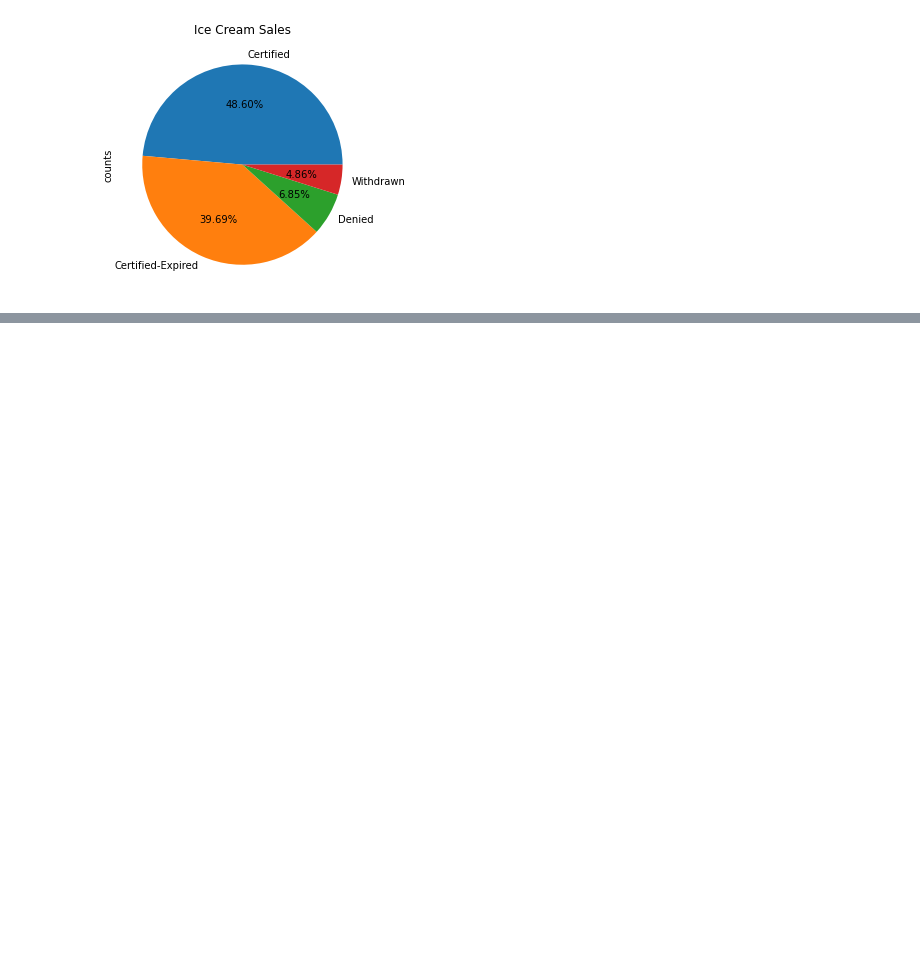
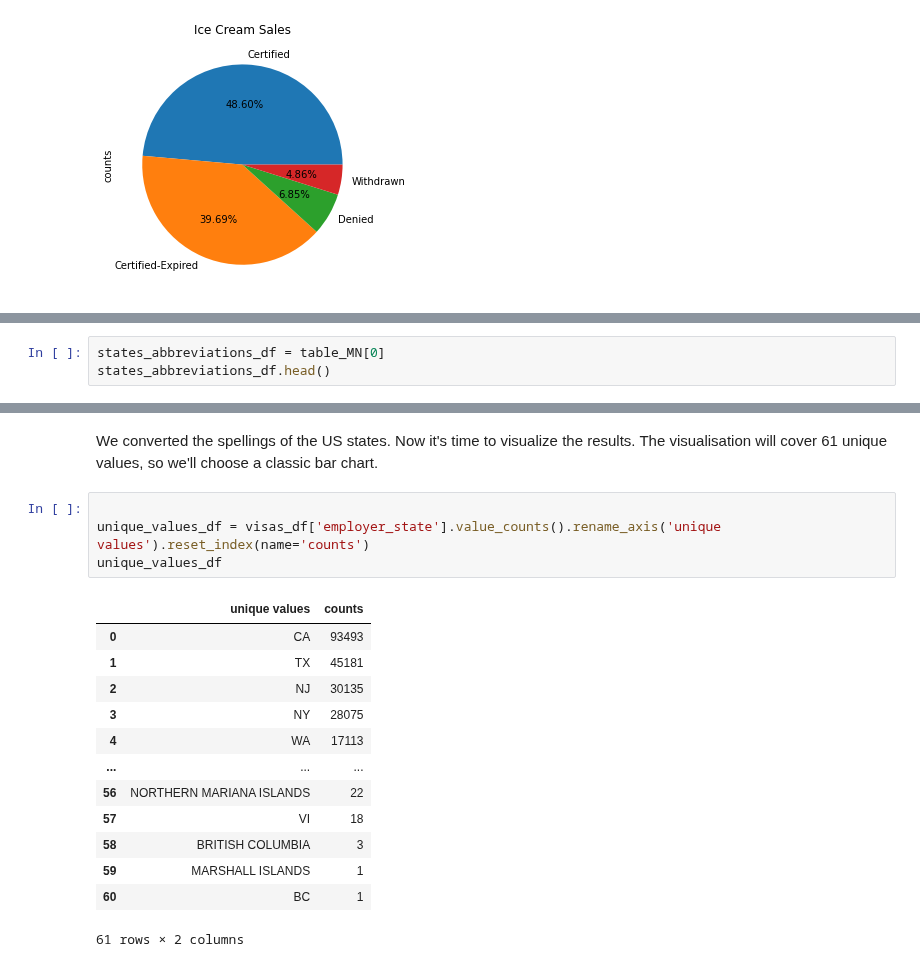
Before and after one commit to andy8001/python_visa, a Jupyter notebook: US Visa.ipynb, the cells around one changed output, grey strips where cells are left out. Drawn from its saved outputs; the diff is of its cells as text; blank space fills up the shorter version.

```diff
--- a/US Visa.ipynb
+++ b/US Visa.ipynb
@@ -179,0 +242,3 @@ plt.show()
+# %%
+states_abbreviations_df = table_MN[0]
+states_abbreviations_df.head()
@@ -179,0 +320,21 @@ plt.show()
+# %% [markdown]
+We converted the spellings of the US states. Now it's time to visualize the results.
+The visualisation will cover 61 unique values, so we'll choose a classic bar chart.
+# %%
+
+unique_values_df = visas_df['employer_state'].value_counts().rename_axis('unique values').reset_index(name='counts')
+unique_values_df
+# %% [output]
+|  | unique values | counts |
+| 0 | CA | 93493 |
+| 1 | TX | 45181 |
+| 2 | NJ | 30135 |
+| 3 | NY | 28075 |
+| 4 | WA | 17113 |
+| ... | ... | ... |
+| 56 | NORTHERN MARIANA ISLANDS | 22 |
+| 57 | VI | 18 |
+| 58 | BRITISH COLUMBIA | 3 |
+| 59 | MARSHALL ISLANDS | 1 |
+| 60 | BC | 1 |
+61 rows × 2 columns
```
Also changed, not shown: parts of 25 cells of this notebook.
